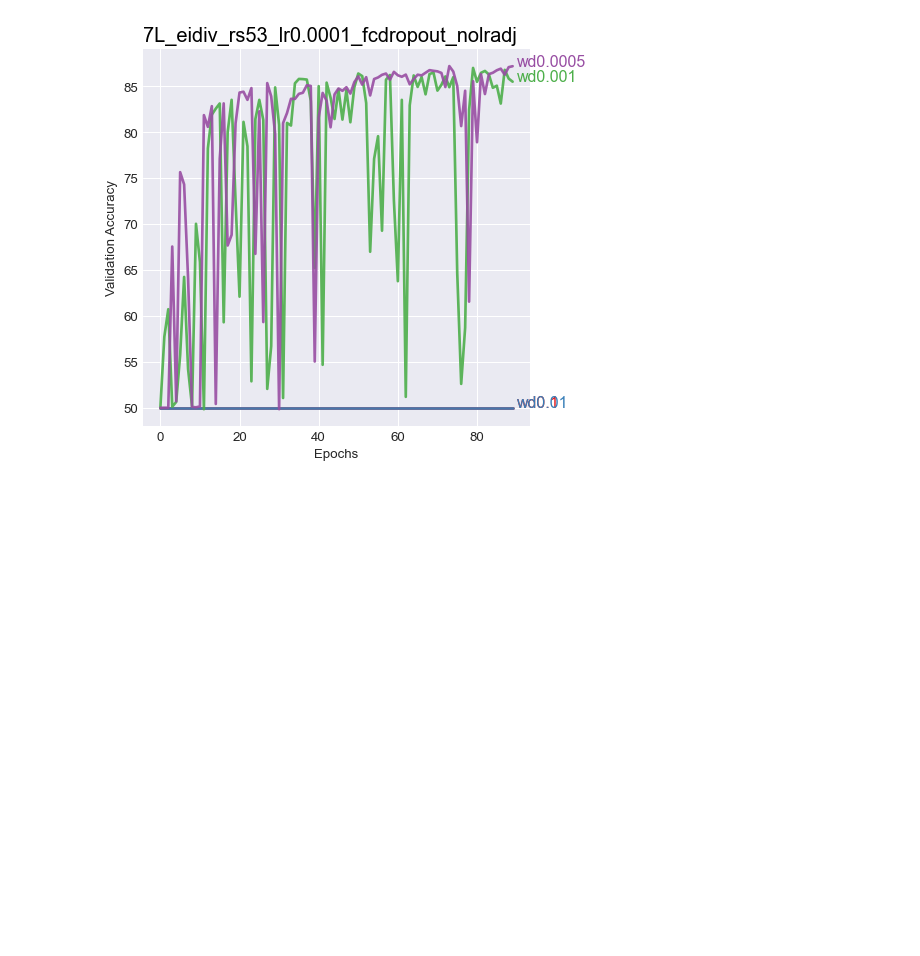
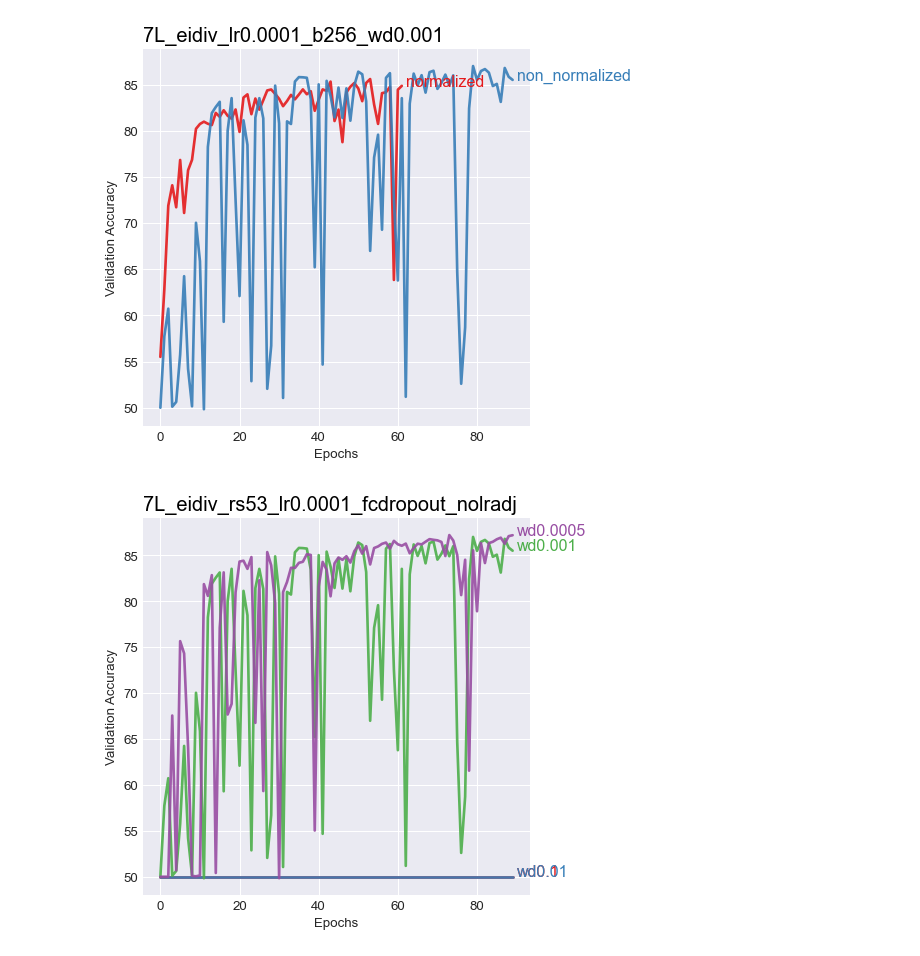
Before and after one commit to hiyuantang/marked_long, a Jupyter notebook: results/vis.ipynb, the cells around one changed output. Cells and saved outputs as stored; diff of their text form; code cells hidden in the pictures; blank space fills up the shorter version.

Commit message:
upload new results

```diff
--- a/results/vis.ipynb
+++ b/results/vis.ipynb
@@ -62,6 +62,13 @@ L7eidiv_rs53_000015_e90_fcdropout = get_val_results('./val_L7eidiv_epochs90_nolr
 L7eidiv_rs53_0001_e90_fcdropout_wd1e1 = get_val_results('./val_L7eidiv_epochs90_nolradj/lr0.0001_rs53_fcdropout_wd1e-1.txt')
 L7eidiv_rs53_0001_e90_fcdropout_wd1e2 = get_val_results('./val_L7eidiv_epochs90_nolradj/lr0.0001_rs53_fcdropout_wd1e-2.txt')
 L7eidiv_rs53_0001_e90_fcdropout_wd1e3 = get_val_results('./val_L7eidiv_epochs90_nolradj/lr0.0001_rs53_fcdropout_wd1e-3.txt')
+L7eidiv_rs53_0001_e90_fcdropout_wd1e3_norm = get_val_results('./val_L7eidiv_epochs90_nolradj/lr0.0001_rs53_fcdropout_wd1e-3_norm.txt')
+# %%
+acc_list = np.array([L7eidiv_rs53_0001_e90_fcdropout_wd1e3_norm, L7eidiv_rs53_0001_e90_fcdropout_wd1e3], dtype=object)
+name_list = np.array(['normalized', 'non_normalized'])
+vis(acc_list, name_list, '7L_eidiv_lr0.0001_b256_wd0.001')
+# %% [output]
+[figure, added]
 # %%
 acc_list = np.array([L7eidiv_rs53_0001_e90_fcdropout_wd1e1, L7eidiv_rs53_0001_e90_fcdropout_wd1e2, L7eidiv_rs53_0001_e90_fcdropout_wd1e3, L7eidiv_rs53_0001_e90], dtype=object)
 name_list = np.array(['wd0.1', 'wd0.01', 'wd0.001', 'wd0.0005'])
```
Also changed, not shown: 1 other file.
